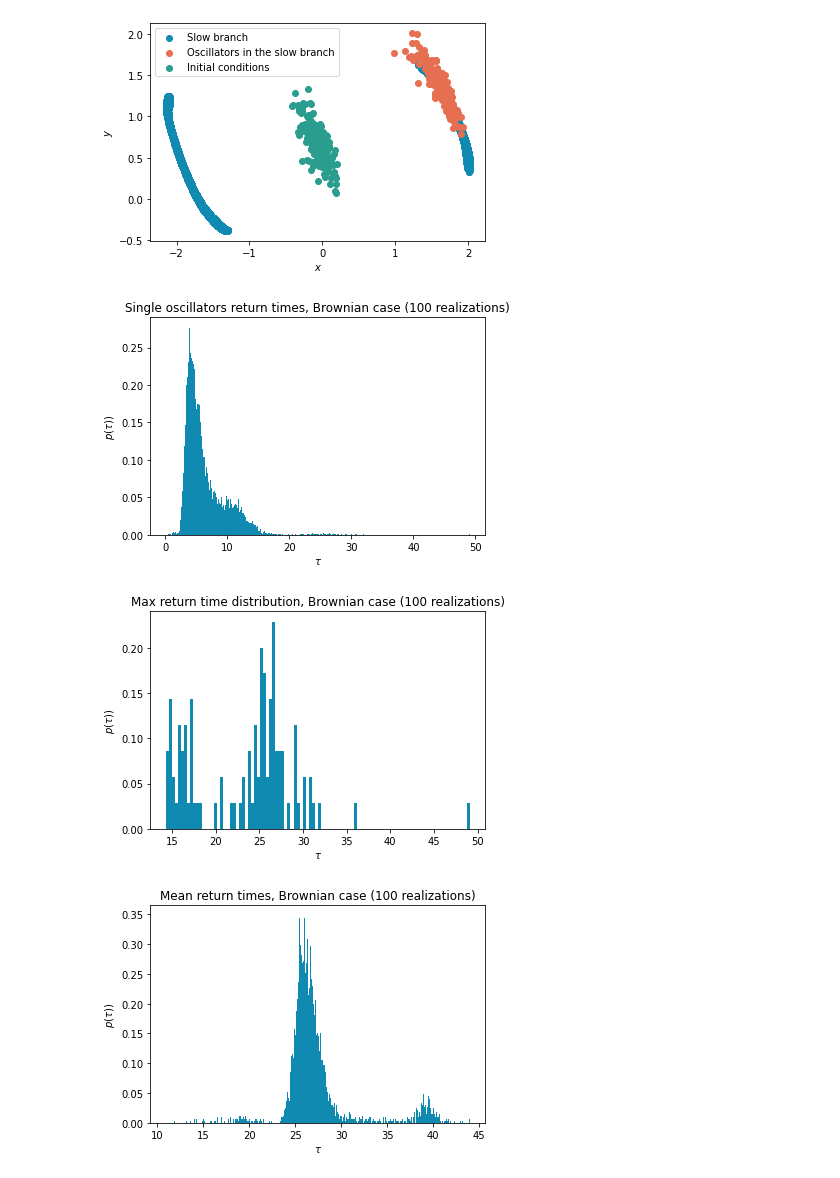
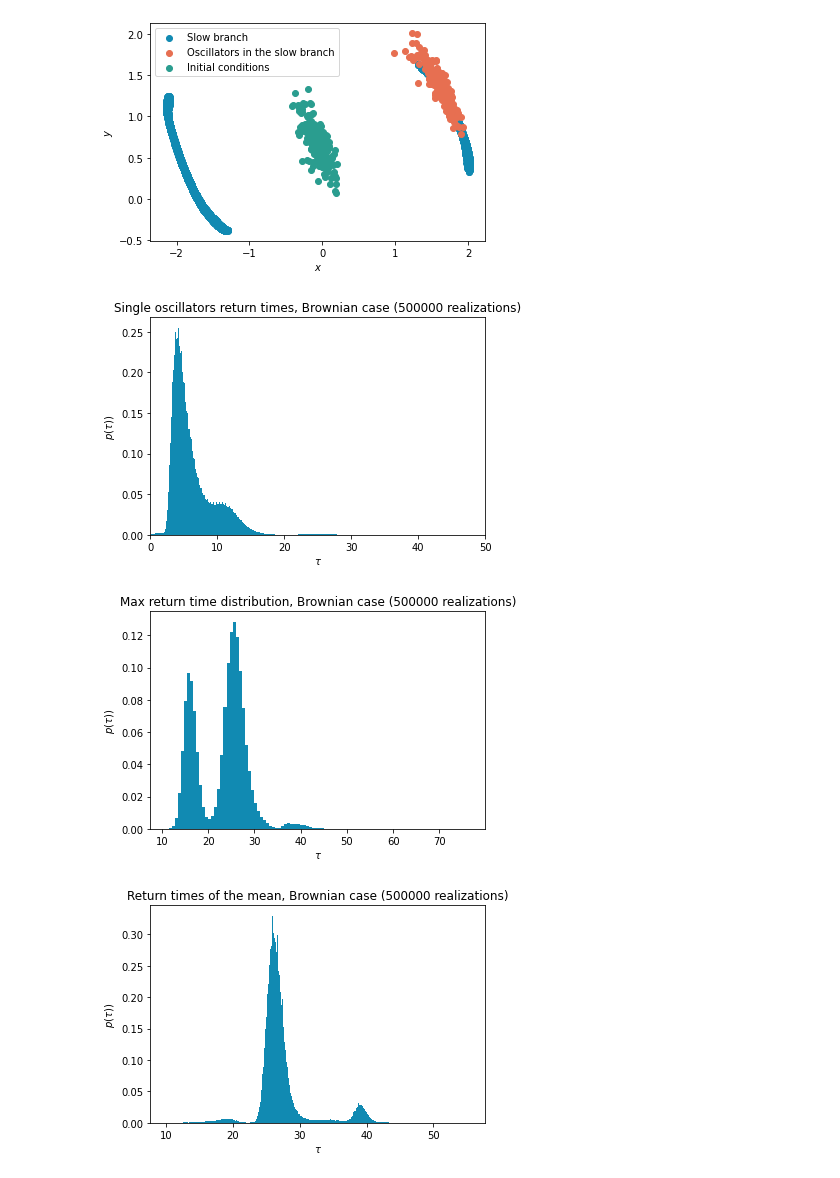
Before and after one commit to giorgionicoletti/OscillationsFH, a Jupyter notebook: notebooks/ReturnTimes.ipynb, the cells around one changed output. Saved outputs shown, nothing was run; the diff lists cells and outputs as text; code cells hidden in the pictures.

Commit message:
updated return times

```diff
--- a/notebooks/ReturnTimes.ipynb
+++ b/notebooks/ReturnTimes.ipynb
@@ -162,7 +174,7 @@ plt.show()
 # %%
 xcycle, ycycle = utils.interpolate_cycle(x_BR.mean(axis = 1), y_BR.mean(axis = 1), plot_check = False)
 # %%
-Nrep = int(2e5)
+Nrep = int(5e5)
 t_ret_single_BR = model.find_return_times_single(Nrep, N, Nsteps, dt, cov_slow, xCenter, yCenter, epsilon,
                                                  xcycle, ycycle, tol = 1e-2, **model_kwargs)
 
@@ -173,9 +185,10 @@ plt.hist(t_ret_single_BR.flatten(), bins = 500, density = True)
 plt.xlabel(r"$\tau$")
 plt.ylabel(r"$p(\tau)$)")
 plt.title(f"Single oscillators return times, Brownian case ({Nrep} realizations)")
+plt.xlim(0, 50)
 plt.show()
 # %% [output]
-[figure, old version]
+[figure, new version]
 # %%
 plt.hist(t_ret_single_BR.max(axis = 1), bins = 100, density = True)
 plt.xlabel(r"$\tau$")
@@ -183,12 +196,12 @@ plt.ylabel(r"$p(\tau)$)")
 plt.title(f"Max return time distribution, Brownian case ({Nrep} realizations)")
 plt.show()
 # %% [output]
-[figure, old version]
+[figure, new version]
 # %%
 plt.hist(t_return_mean_BR.flatten(), bins = 500, density = True)
 plt.xlabel(r"$\tau$")
 plt.ylabel(r"$p(\tau)$)")
-plt.title(f"Mean return times, Brownian case ({Nrep} realizations)")
+plt.title(f"Return times of the mean, Brownian case ({Nrep} realizations)")
 plt.show()
 # %% [output]
-[figure, old version]
+[figure, new version]
```
Also changed, not shown: parts of 2 cells of this notebook.
